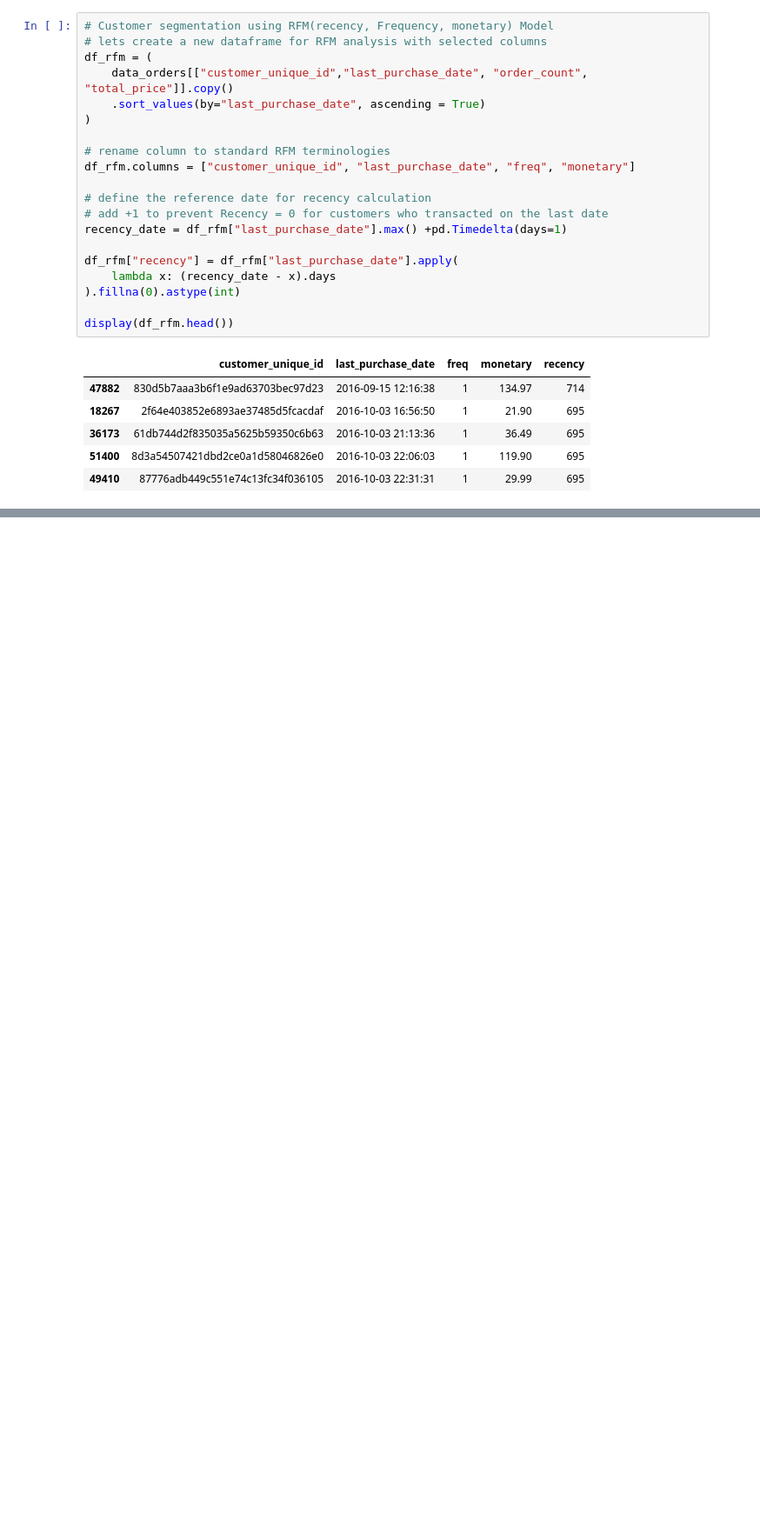
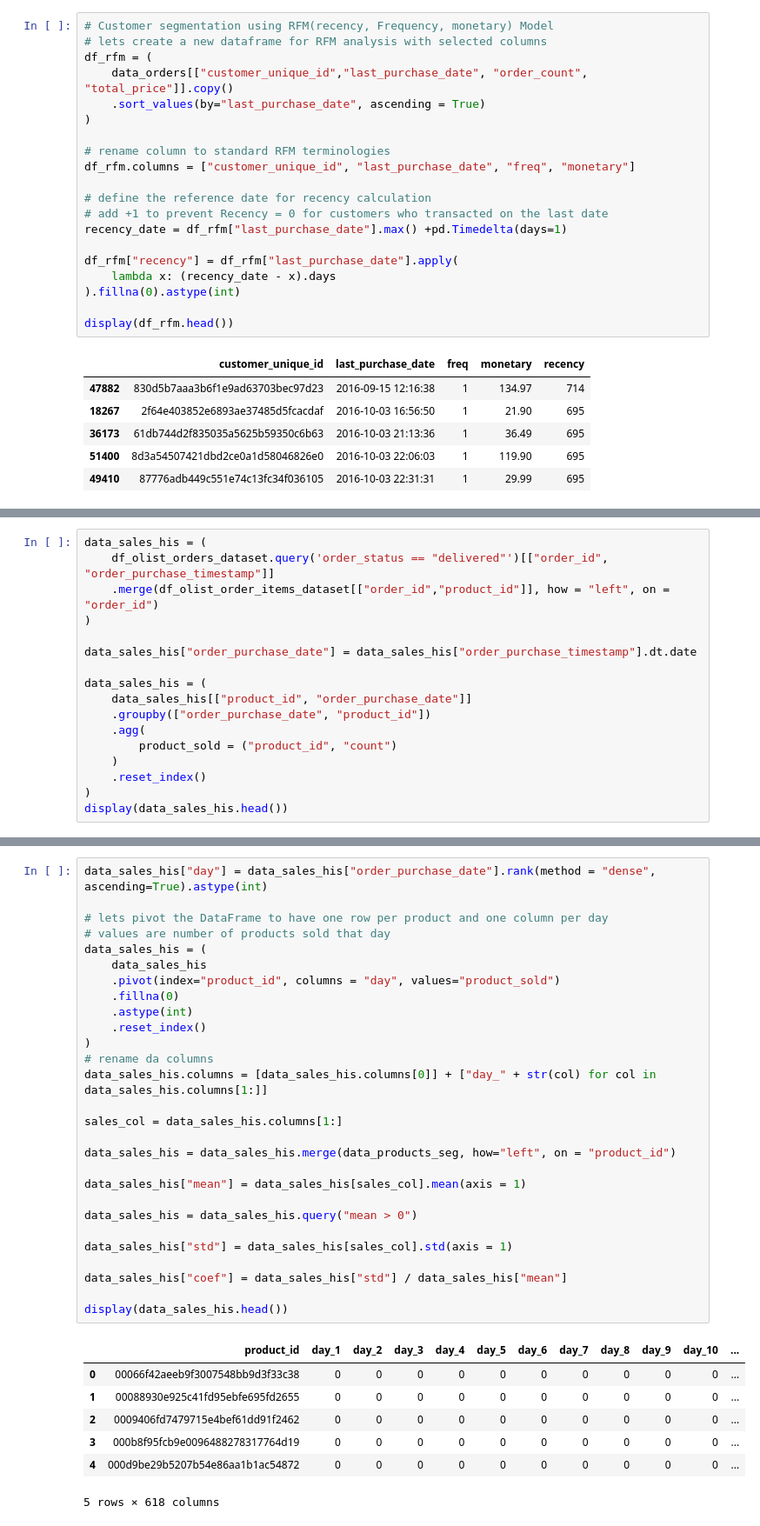
Before and after one commit to Cyrusz55/E_Commerce_Customer_Behavior_Analysis, a Jupyter notebook: book1.ipynb, the cells around one changed output, grey strips where cells are left out. Shown: that part at 87% size. Cells and saved outputs as stored; diff of their text form; blank space fills up the shorter version.

Commit message:
did various relevant analysis of the data.

```diff
--- a/book1.ipynb
+++ b/book1.ipynb
@@ -831,0 +1200,17 @@ display(df_rfm.head())
+# %%
+data_sales_his = (
+    df_olist_orders_dataset.query('order_status == "delivered"')[["order_id", "order_purchase_timestamp"]]
+    .merge(df_olist_order_items_dataset[["order_id","product_id"]], how = "left", on = "order_id")
+)
+
+data_sales_his["order_purchase_date"] = data_sales_his["order_purchase_timestamp"].dt.date
+
+data_sales_his = (
+    data_sales_his[["product_id", "order_purchase_date"]]
+    .groupby(["order_purchase_date", "product_id"])
+    .agg(
+        product_sold = ("product_id", "count")
+    )
+    .reset_index()
+)
+display(data_sales_his.head())
@@ -831,0 +1224,36 @@ display(df_rfm.head())
+# %%
+data_sales_his["day"] = data_sales_his["order_purchase_date"].rank(method = "dense", ascending=True).astype(int)
+
+# lets pivot the DataFrame to have one row per product and one column per day
+# values are number of products sold that day
+data_sales_his = (
+    data_sales_his
+    .pivot(index="product_id", columns = "day", values="product_sold")
+    .fillna(0)
+    .astype(int)
+    .reset_index()
+)
+# rename da columns
+data_sales_his.columns = [data_sales_his.columns[0]] + ["day_" + str(col) for col in data_sales_his.columns[1:]]
+
+sales_col = data_sales_his.columns[1:]
+
+data_sales_his = data_sales_his.merge(data_products_seg, how="left", on = "product_id")
+
+data_sales_his["mean"] = data_sales_his[sales_col].mean(axis = 1)
+
+data_sales_his = data_sales_his.query("mean > 0")
+
+data_sales_his["std"] = data_sales_his[sales_col].std(axis = 1)
+
+data_sales_his["coef"] = data_sales_his["std"] / data_sales_his["mean"]
+
+display(data_sales_his.head())
+# %% [output]
+|  | product_id | day_1 | day_2 | day_3 | day_4 | day_5 | day_6 | day_7 | day_8 | day_9 | day_10 | ... |
+| 0 | 00066f42aeeb9f3007548bb9d3f33c38 | 0 | 0 | 0 | 0 | 0 | 0 | 0 | 0 | 0 | 0 | ... |
+| 1 | 00088930e925c41fd95ebfe695fd2655 | 0 | 0 | 0 | 0 | 0 | 0 | 0 | 0 | 0 | 0 | ... |
+| 2 | 0009406fd7479715e4bef61dd91f2462 | 0 | 0 | 0 | 0 | 0 | 0 | 0 | 0 | 0 | 0 | ... |
+| 3 | 000b8f95fcb9e0096488278317764d19 | 0 | 0 | 0 | 0 | 0 | 0 | 0 | 0 | 0 | 0 | ... |
+| 4 | 000d9be29b5207b54e86aa1b1ac54872 | 0 | 0 | 0 | 0 | 0 | 0 | 0 | 0 | 0 | 0 | ... |
+5 rows × 618 columns
```
Also changed, not shown: parts of 16 cells of this notebook, 8 other files.
